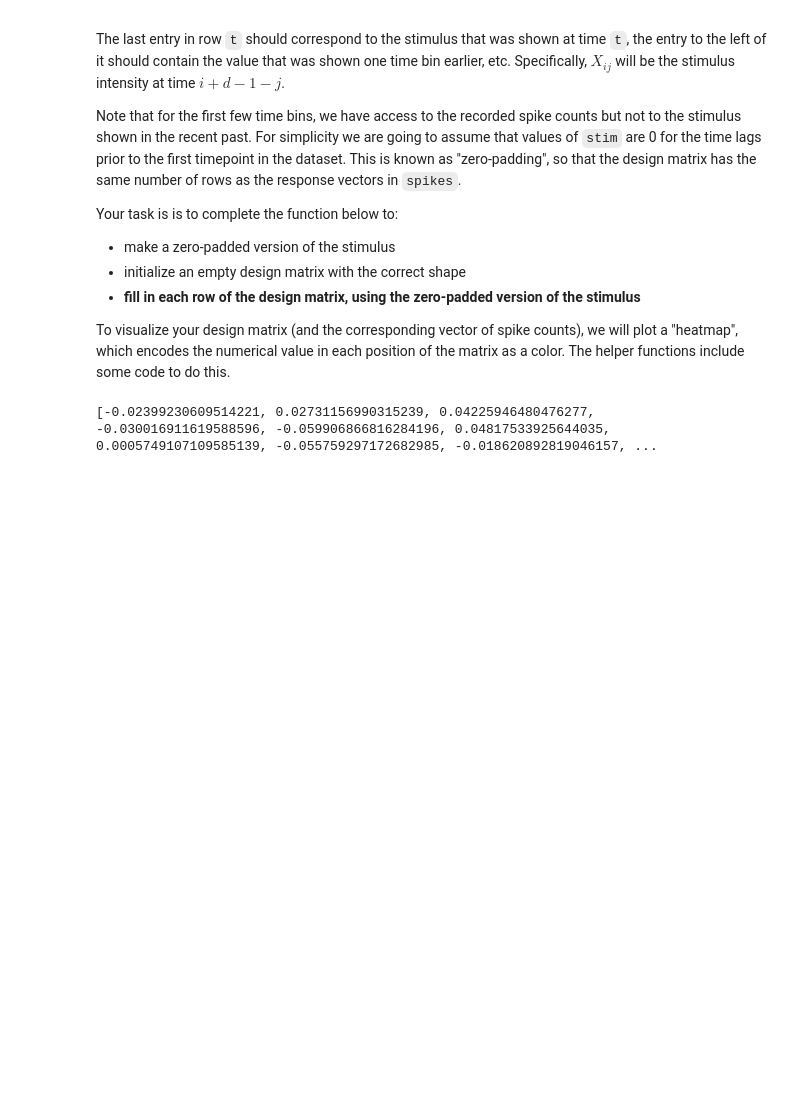
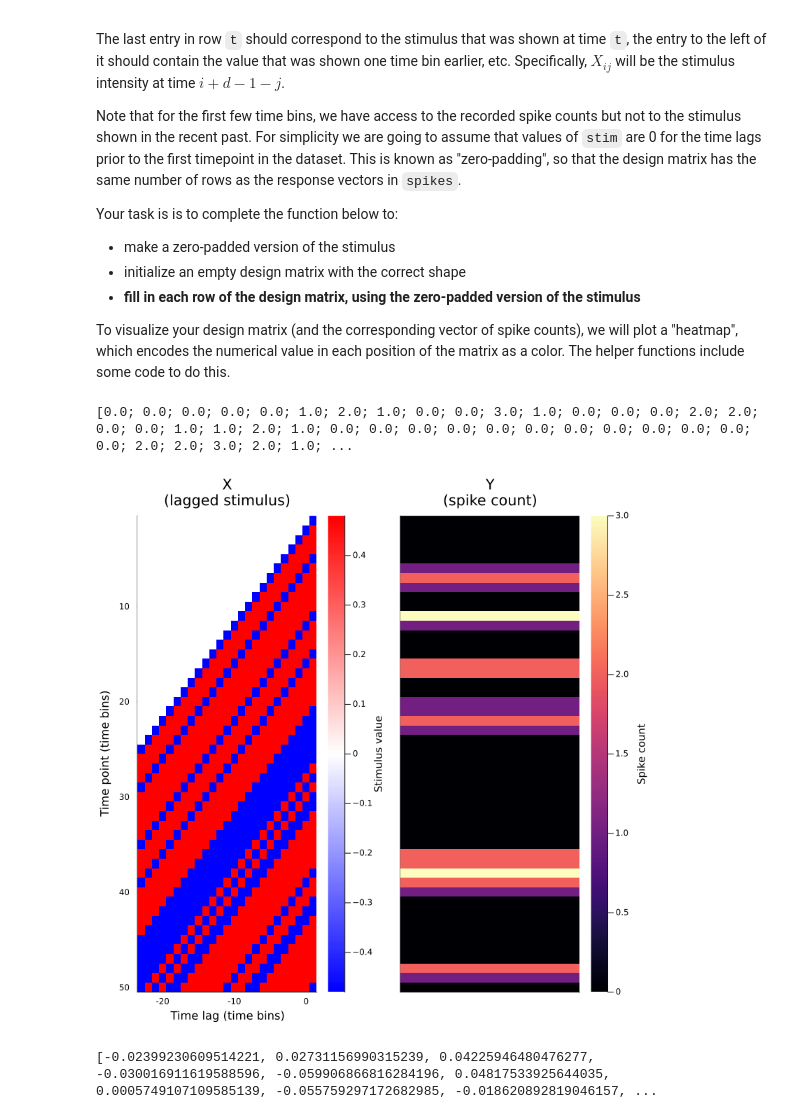
Before and after one commit to blolt/RxInferPractice, a Jupyter notebook: src/W1D3_Tutorial1.jl.ipynb, the cells around one changed output. Cells and saved outputs as stored; diff of their text form; code cells hidden in the pictures; blank space fills up the shorter version.

Commit message:
Add "make_design_matrix" back

```diff
--- a/src/W1D3_Tutorial1.jl.ipynb
+++ b/src/W1D3_Tutorial1.jl.ipynb
@@ -269,6 +270,39 @@ Your task is is to complete the function below to:
   - **fill in each row of the design matrix, using the zero-padded version of the stimulus**
 
 To visualize your design matrix (and the corresponding vector of spike counts), we will plot a "heatmap", which encodes the numerical value in each position of the matrix as a color. The helper functions include some code to do this.
+# %%
+function make_design_matrix(stim; d=25)
+    """
+    Create time-lag design matrix from stimulus intensity vector.
+
+    Args:
+      stim (1D array): Stimulus intensity at each time point.
+      d (number): Number of time lags to use.
+
+    Returns
+      X (2D array): GLM design matrix with shape T, d
+    """
+    # Create version of stimulus vector with zeros before onset
+    padded_stim = vcat(zeros(d - 1), stim)
+
+    # Construct a matrix where each row has the d frames of
+    # the stimulus preceding and including timepoint t
+    T = length(stim)  # Total number of timepoints (hint: number of stimulus frames)
+    X = zeros(T, d)
+    for t in 1:T
+        X[t, :] = padded_stim[t:t+d-1]
+    end
+
+    return X
+end
+
+X = make_design_matrix(stim)
+
+# Visualize
+plot_glm_matrices(X, spikes)
+# %% [output]
+[0.0; 0.0; 0.0; 0.0; 0.0; 1.0; 2.0; 1.0; 0.0; 0.0; 3.0; 1.0; 0.0; 0.0; 0.0; 2.0; 2.0; 0.0; 0.0; 1.0; 1.0; 2.0; 1.0; 0.0; 0.0; 0.0; 0.0; 0.0; 0.0; 0.0; 0.0; 0.0; 0.0; 0.0; 0.0; 2.0; 2.0; 3.0; 2.0; 1.0; ...
+[figure, added]
 # %%
 # Build the full design matrix
 y = spikes
```
Also changed, not shown: parts of 4 cells of this notebook.
